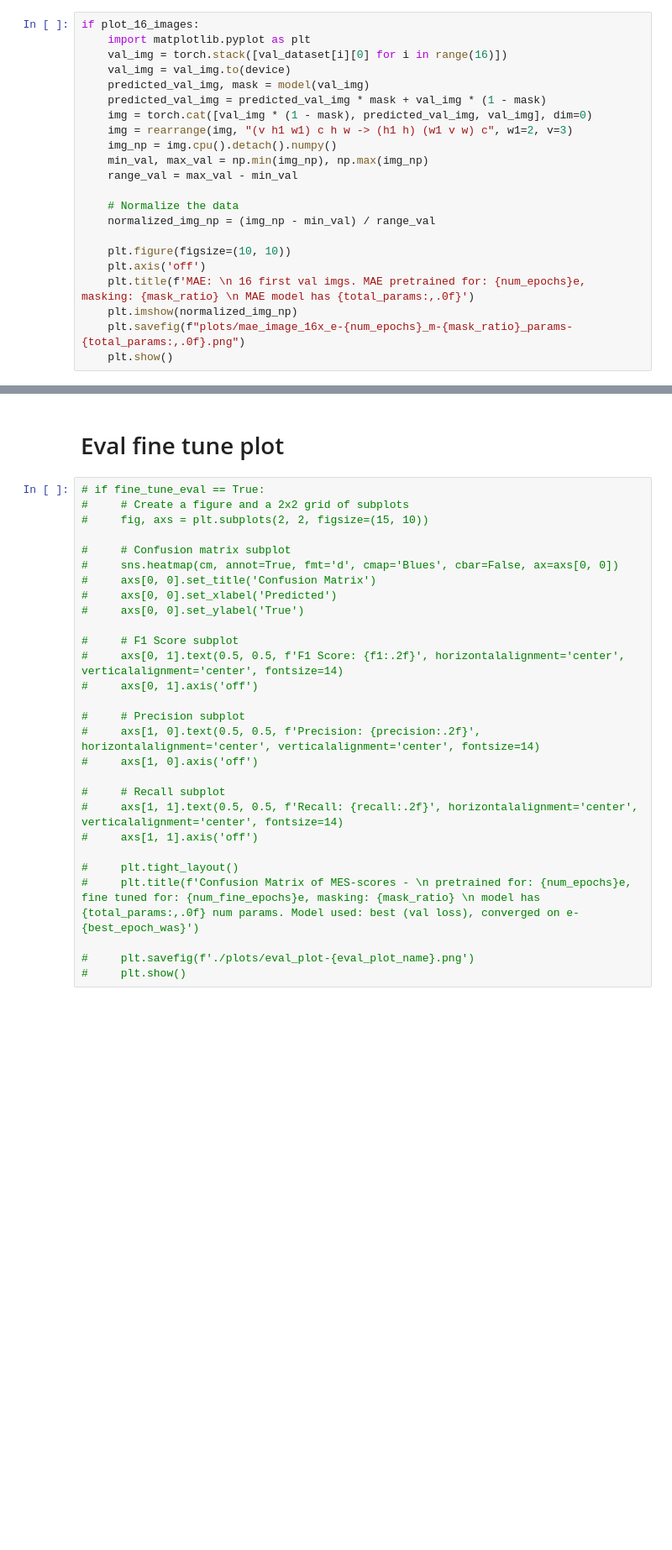
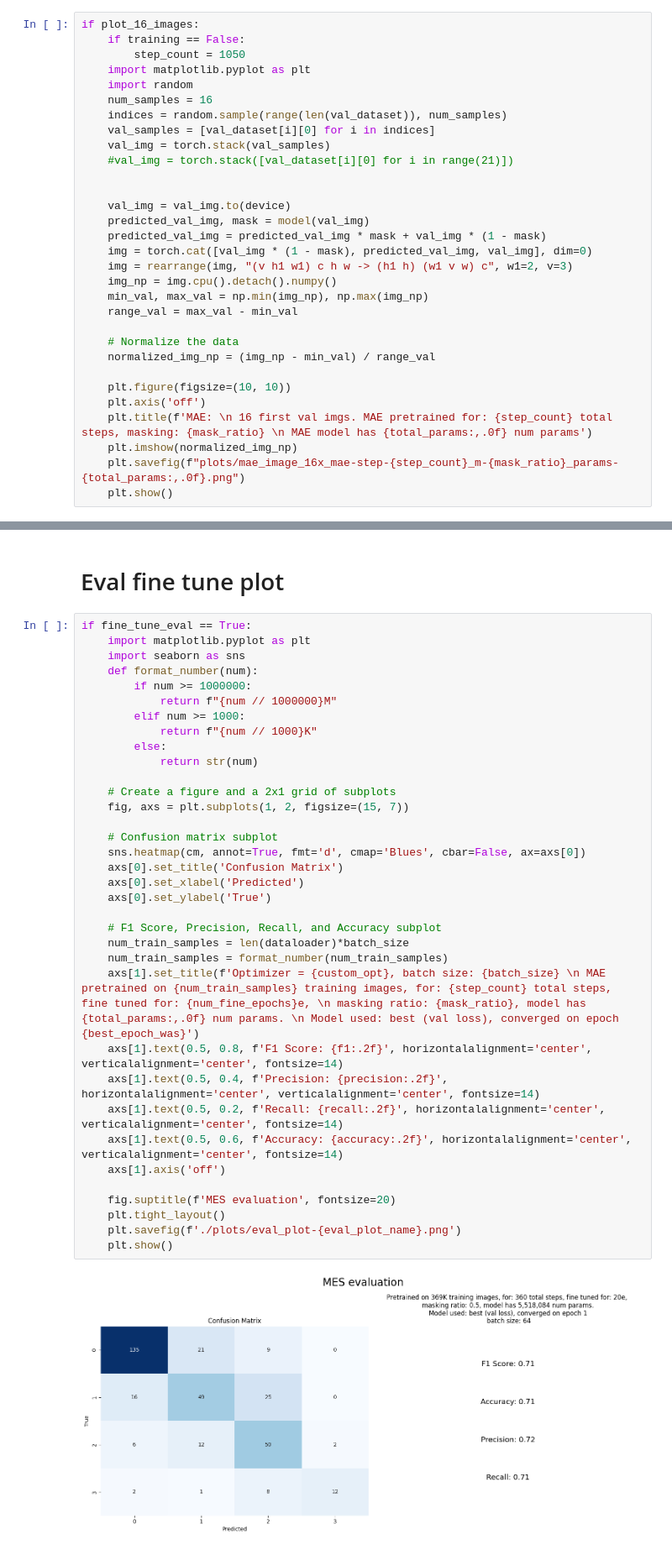
Before and after one commit to alexandermittet/BA, a Jupyter notebook: week6-pre-cluster win.ipynb, the cells around one changed output, grey strips where cells are left out. Shown at 84% size. Cells and saved outputs as stored; diff of their text form; blank space fills up the shorter version.

```diff
--- a/week6-pre-cluster win.ipynb
+++ b/week6-pre-cluster win.ipynb
@@ -421,8 +463,17 @@ if training:    #Tensorboard writer
 # Eval 16 imgs
 # %%
 if plot_16_images:
+    if training == False:
+        step_count = 1050
     import matplotlib.pyplot as plt
-    val_img = torch.stack([val_dataset[i][0] for i in range(16)])
+    import random
+    num_samples = 16
+    indices = random.sample(range(len(val_dataset)), num_samples)
+    val_samples = [val_dataset[i][0] for i in indices]
+    val_img = torch.stack(val_samples)
+    #val_img = torch.stack([val_dataset[i][0] for i in range(21)])
+
+
     val_img = val_img.to(device)
     predicted_val_img, mask = model(val_img)
     predicted_val_img = predicted_val_img * mask + val_img * (1 - mask)
@@ -437,7 +488,7 @@ if plot_16_images:
 
     plt.figure(figsize=(10, 10))
     plt.axis('off')
-    plt.title(f'MAE: \n 16 first val imgs. MAE pretrained for: {num_epochs}e, masking: {mask_ratio} \n MAE model has {total_params:,.0f}')
+    plt.title(f'MAE: \n 16 first val imgs. MAE pretrained for: {step_count} total steps, masking: {mask_ratio} \n MAE model has {total_params:,.0f} num params')
     plt.imshow(normalized_img_np)
-    plt.savefig(f"plots/mae_image_16x_e-{num_epochs}_m-{mask_ratio}_params-{total_params:,.0f}.png")
+    plt.savefig(f"plots/mae_image_16x_mae-step-{step_count}_m-{mask_ratio}_params-{total_params:,.0f}.png")
     plt.show()
@@ -815,30 +864,39 @@ Total number of parameters: 85,773,316
 # %% [markdown]
 # Eval fine tune plot
 # %%
-# if fine_tune_eval == True:
-#     # Create a figure and a 2x2 grid of subplots
-#     fig, axs = plt.subplots(2, 2, figsize=(15, 10))
+if fine_tune_eval == True:
+    import matplotlib.pyplot as plt
+    import seaborn as sns
+    def format_number(num):
+        if num >= 1000000:
+            return f"{num // 1000000}M"
+        elif num >= 1000:
+            return f"{num // 1000}K"
+        else:
+            return str(num)
 
-#     # Confusion matrix subplot
-#     sns.heatmap(cm, annot=True, fmt='d', cmap='Blues', cbar=False, ax=axs[0, 0])
-#     axs[0, 0].set_title('Confusion Matrix')
-#     axs[0, 0].set_xlabel('Predicted')
-#     axs[0, 0].set_ylabel('True')
+    # Create a figure and a 2x1 grid of subplots
+    fig, axs = plt.subplots(1, 2, figsize=(15, 7))
 
-#     # F1 Score subplot
-#     axs[0, 1].text(0.5, 0.5, f'F1 Score: {f1:.2f}', horizontalalignment='center', verticalalignment='center', fontsize=14)
-#     axs[0, 1].axis('off')
+    # Confusion matrix subplot
+    sns.heatmap(cm, annot=True, fmt='d', cmap='Blues', cbar=False, ax=axs[0])
+    axs[0].set_title('Confusion Matrix')
+    axs[0].set_xlabel('Predicted')
+    axs[0].set_ylabel('True')
 
-#     # Precision subplot
-#     axs[1, 0].text(0.5, 0.5, f'Precision: {precision:.2f}', horizontalalignment='center', verticalalignment='center', fontsize=14)
-#     axs[1, 0].axis('off')
+    # F1 Score, Precision, Recall, and Accuracy subplot
+    num_train_samples = len(dataloader)*batch_size
+    num_train_samples = format_number(num_train_samples)
+    axs[1].set_title(f'Optimizer = {custom_opt}, batch size: {batch_size} \n MAE pretrained on {num_train_samples} training images, for: {step_count} total steps, fine tuned for: {num_fine_epochs}e, \n masking ratio: {mask_ratio}, model has {total_params:,.0f} num params. \n Model used: best (val loss), converged on epoch {best_epoch_was}')
+    axs[1].text(0.5, 0.8, f'F1 Score: {f1:.2f}', horizontalalignment='center', verticalalignment='center', fontsize=14)
+    axs[1].text(0.5, 0.4, f'Precision: {precision:.2f}', horizontalalignment='center', verticalalignment='center', fontsize=14)
+    axs[1].text(0.5, 0.2, f'Recall: {recall:.2f}', horizontalalignment='center', verticalalignment='center', fontsize=14)
+    axs[1].text(0.5, 0.6, f'Accuracy: {accuracy:.2f}', horizontalalignment='center', verticalalignment='center', fontsize=14)
+    axs[1].axis('off')
 
-#     # Recall subplot
-#     axs[1, 1].text(0.5, 0.5, f'Recall: {recall:.2f}', horizontalalignment='center', verticalalignment='center', fontsize=14)
-#     axs[1, 1].axis('off')
-
-#     plt.tight_layout()
-#     plt.title(f'Confusion Matrix of MES-scores - \n pretrained for: {num_epochs}e, fine tuned for: {num_fine_epochs}e, masking: {mask_ratio} \n model has {total_params:,.0f} num params. Model used: best (val loss), converged on e-{best_epoch_was}')
-
-#     plt.savefig(f'./plots/eval_plot-{eval_plot_name}.png')
-#     plt.show()
+    fig.suptitle(f'MES evaluation', fontsize=20)
+    plt.tight_layout()
+    plt.savefig(f'./plots/eval_plot-{eval_plot_name}.png')
+    plt.show()
+# %% [output]
+[figure, added]
```
Also changed, not shown: parts of 9 cells of this notebook.
